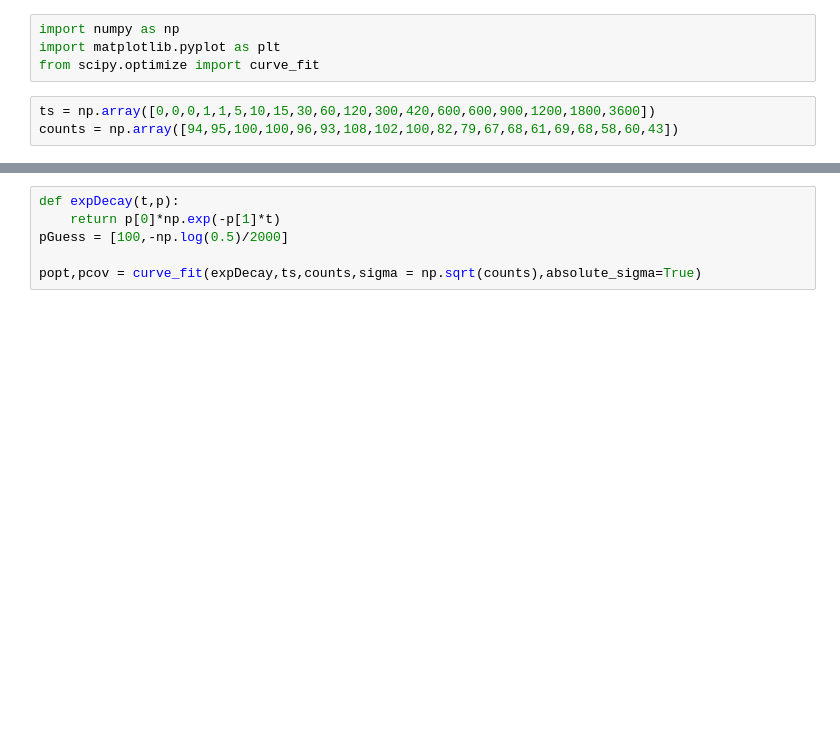
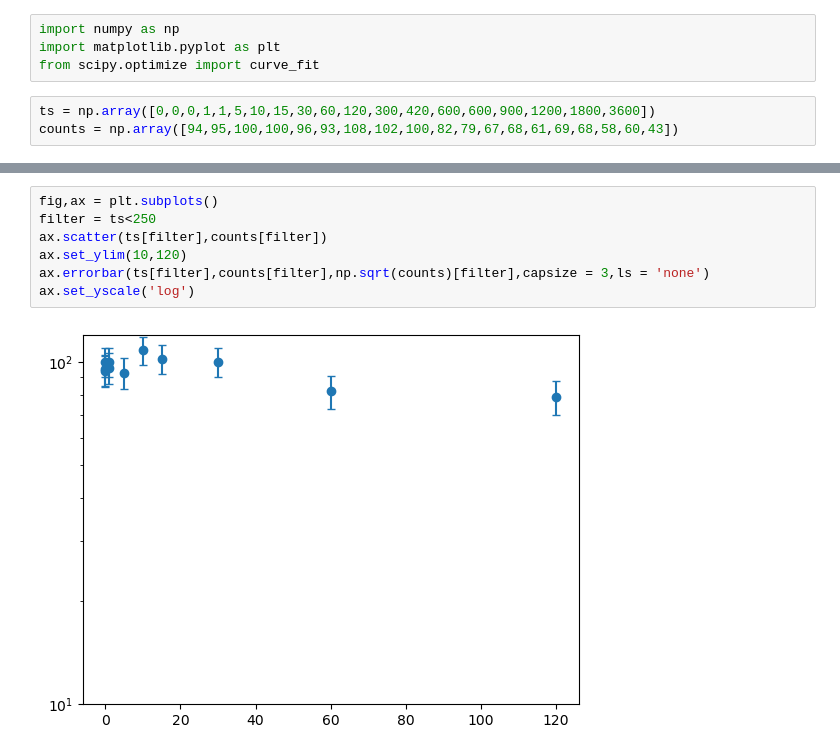
Before and after one commit to EmilLenler/PhD-Work, a Jupyter notebook: Jeppe Bachelor/StorageTimeData.ipynb, the cells around one changed output, grey strips where cells are left out. Saved outputs shown, nothing was run; the diff lists cells and outputs as text; blank space fills up the shorter version.

```diff
--- a/Jeppe Bachelor/StorageTimeData.ipynb
+++ b/Jeppe Bachelor/StorageTimeData.ipynb
@@ -16,6 +16,9 @@ ax.errorbar(ts,counts,np.sqrt(counts),capsize = 3,ls = 'none')
-# %%
-def expDecay(t,p):
-    return p[0]*np.exp(-p[1]*t)
-pGuess = [100,-np.log(0.5)/2000]
-
-popt,pcov = curve_fit(expDecay,ts,counts,sigma = np.sqrt(counts),absolute_sigma=True)
+# %%
+fig,ax = plt.subplots()
+filter = ts<250
+ax.scatter(ts[filter],counts[filter])
+ax.set_ylim(10,120)
+ax.errorbar(ts[filter],counts[filter],np.sqrt(counts)[filter],capsize = 3,ls = 'none')
+ax.set_yscale('log')
+# %% [output]
+[figure, added]
```
Also changed, not shown: parts of 2 cells of this notebook, 39 other files.
